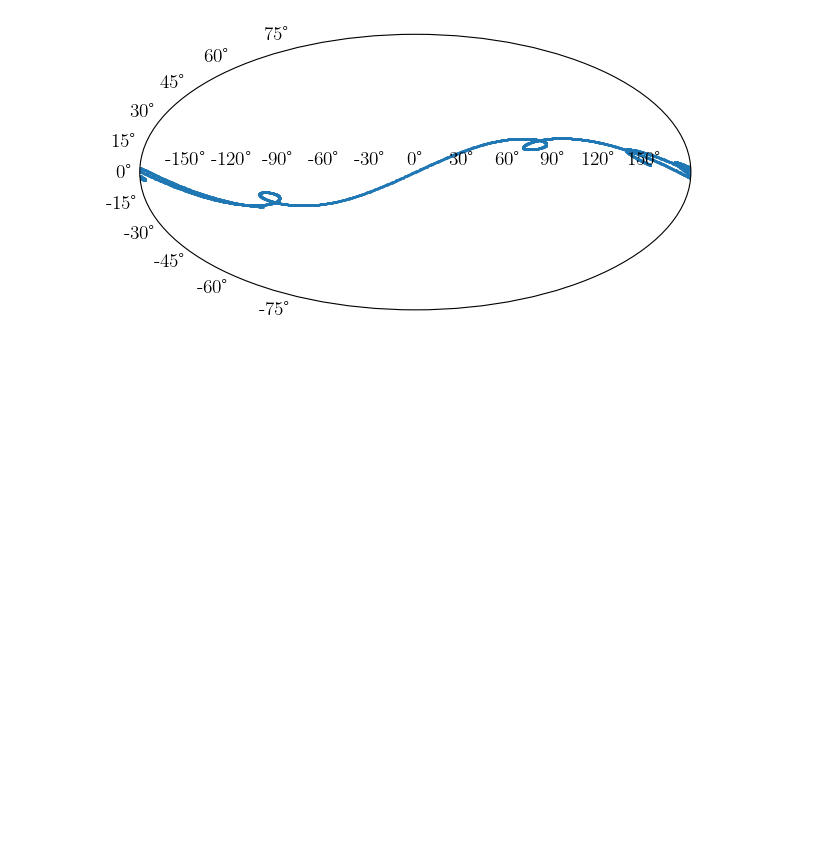
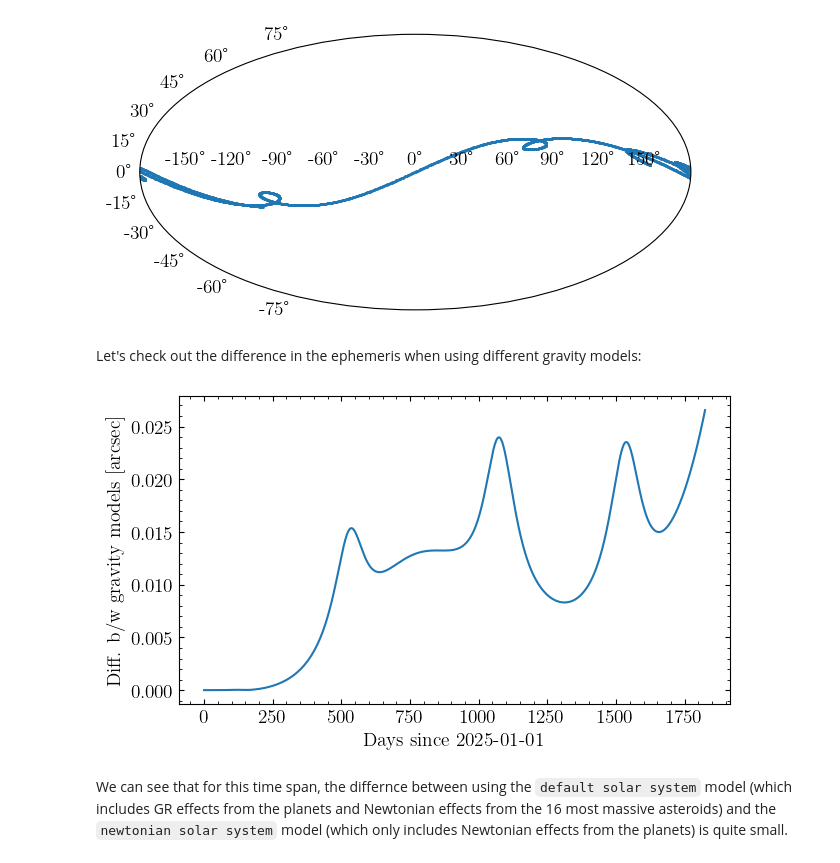
Before and after one commit to ben-cassese/jorbit, a Jupyter notebook: docs/tutorials/generate_particle_ephemeris.ipynb, the cells around one changed output. Saved outputs shown, nothing was run; the diff lists cells and outputs as text; code cells hidden in the pictures; blank space fills up the shorter version.

```diff
--- a/docs/tutorials/generate_particle_ephemeris.ipynb
+++ b/docs/tutorials/generate_particle_ephemeris.ipynb
@@ -87,3 +87,40 @@ ax.scatter(
 # %% [output]
 <matplotlib.collections.PathCollection at 0x...>
 [figure]
+# %% [markdown]
+Let's check out the difference in the ephemeris when using different gravity models:
+# %%
+p = Particle(
+    name="(274301) Wikipedia",
+    x=jnp.array([-2.003779703686627, 1.780533558134481,0.5203350526739642]),
+    v=jnp.array([-0.006668390915419885,-0.006621147093559814,-0.002036640485149475]),
+    time=Time("2025-01-01"),
+    gravity="default solar system",
+)
+
+default_observations = p.ephemeris(
+    times=Time("2025-01-01") + jnp.arange(0, 365 * 5, 1) * u.day, observer="kitt peak"
+)
+
+p = Particle(
+    name="(274301) Wikipedia",
+    x=jnp.array([-2.003779703686627, 1.780533558134481,0.5203350526739642]),
+    v=jnp.array([-0.006668390915419885,-0.006621147093559814,-0.002036640485149475]),
+    time=Time("2025-01-01"),
+    gravity="newtonian planets",
+)
+
+newtonian_planets_observations = p.ephemeris(
+    times=Time("2025-01-01") + jnp.arange(0, 365 * 5, 1) * u.day, observer="kitt peak"
+)
+
+fig, ax = plt.subplots()
+ax.plot(default_observations.separation(newtonian_planets_observations).to(u.arcsec))
+ax.set(
+    xlabel="Days since 2025-01-01",
+    ylabel="Diff. b/w gravity models [arcsec]",
+);
+# %% [output]
+[figure, added]
+# %% [markdown]
+We can see that for this time span, the differnce between using the `default solar system` model (which includes GR effects from the planets and Newtonian effects from the 16 most massive asteroids) and the `newtonian solar system` model (which only includes Newtonian effects from the planets) is quite small.
```
Also changed, not shown: 8 other files.
